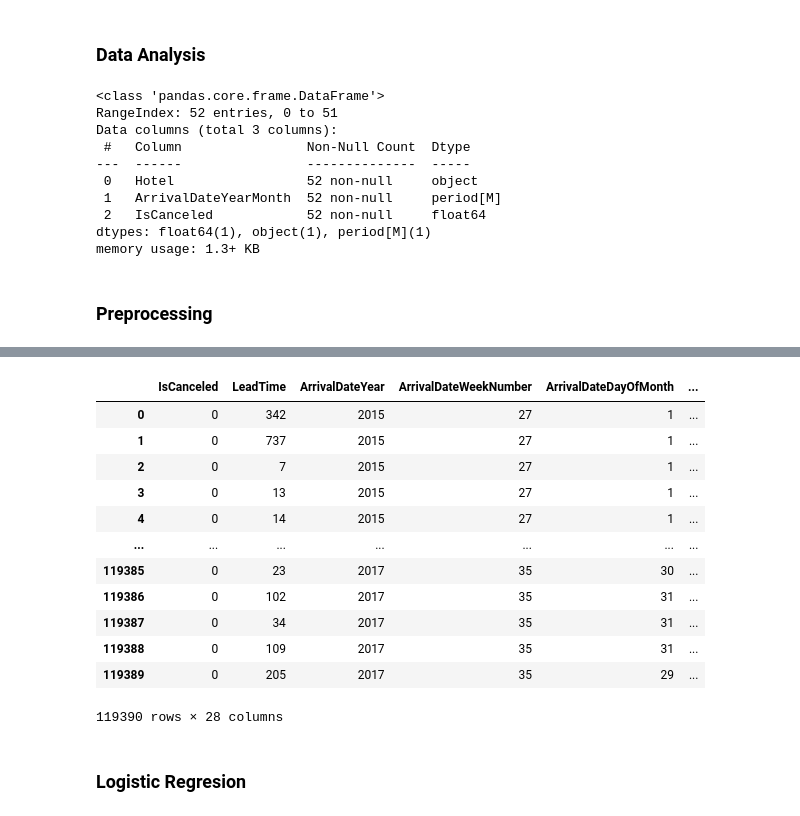
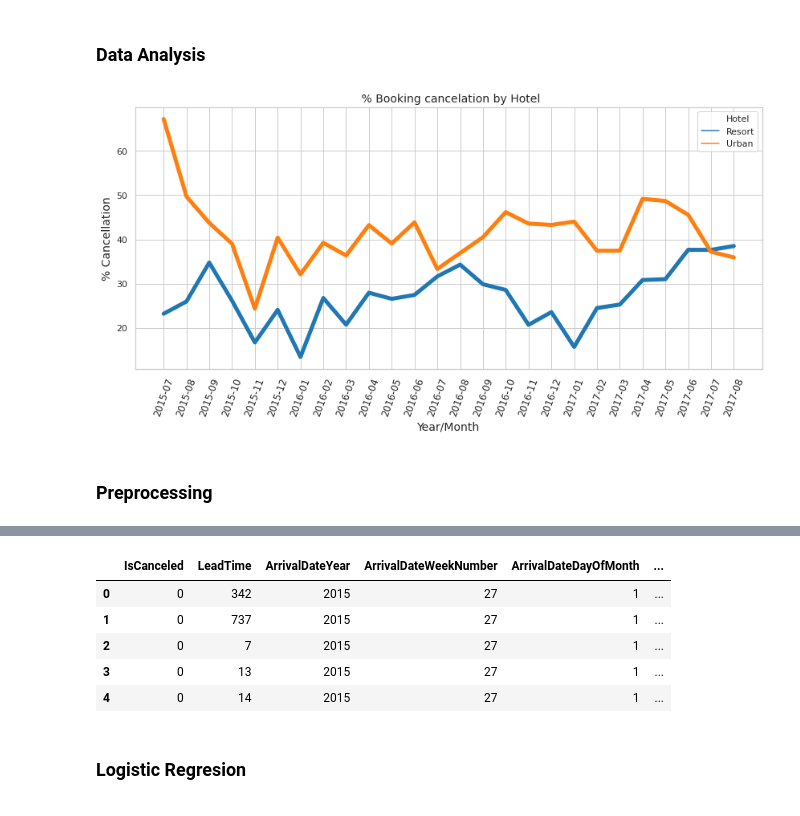
Before and after one commit to alejandromanas/GoogleColab_public, a Jupyter notebook: bookings/code/bookings.ipynb, the cells around one changed output, grey strips where cells are left out. Drawn from its saved outputs; the diff is of its cells as text; code cells hidden in the pictures.

```diff
--- a/bookings/code/bookings.ipynb
+++ b/bookings/code/bookings.ipynb
@@ -101,37 +101,25 @@ import matplotlib.pyplot as plt
 df_analysis = df_raw.copy()
 df_analysis.columns
 df_analysis['ArrivalDateMonthNum']=df_analysis.ArrivalDateMonth.replace({ 'January' : '01', 'February' : '02', 'March' : '03', 'April' :'04', 'May': '05', 'June' : '06', 'July':'07', 'August' : '08', 'September' : '09', 'October' : '10', 'November': '11', 'December' : '12' })
-df_analysis['ArrivalDate']= pd.to_datetime(df_analysis['ArrivalDateYear'].astype('str')+'-'+ df_analysis['ArrivalDateMonthNum'].astype('str')+'-'+df_analysis['ArrivalDateDayOfMonth'].astype('str'))
+df_analysis['ArrivalDateYearMonth'] = df_analysis['ArrivalDateYear'].astype('str')+'-'+ df_analysis['ArrivalDateMonthNum'].astype('str')
 
-df_analysis['ArrivalDateYearMonth'] = pd.to_datetime(df_analysis['ArrivalDate']).dt.to_period('M')
-
-col_name='ArrivalDateYearMonth'
-# col_name='ArrivalDate'
+# GROUP BY
 df=(df_analysis.groupby(['Hotel',col_name]).sum()['IsCanceled']/df_analysis.groupby(['Hotel',col_name]).count()['IsCanceled'] *100).to_frame()
 df.reset_index(inplace=True)
-df.info()
 
 import seaborn as sns; sns.set()
 import matplotlib.pyplot as plt
 
+plt.figure(figsize=(14, 6))
 sns.set(style="whitegrid")
-
-ax = sns.lineplot(x="ArrivalDateYearMonth", y="IsCanceled", hue="Hotel", data=df,linewidth=4,palette="tab10")
-ax.set_xlabel('Year/Month',fontsize=12);
-ax.set_ylabel('% Cancellation',fontsize=12);
-ax.set_xticklabels(labels=df.ArrivalDateYearMonth,rotation=70,size=9);
+ax = sns.lineplot(x="ArrivalDateYearMonth", y="IsCanceled", hue="Hotel", data=df,linewidth=5,palette="tab10")
+ax.set_title(' % Booking cancelation by Hotel',fontsize=14)
+ax.set_xlabel('Year/Month',fontsize=14);
+ax.set_ylabel('% Cancellation',fontsize=14);
+ax.set_xticklabels(labels=df.ArrivalDateYearMonth,rotation=70,size=12);
 plt.show()
 # %% [output]
-<class 'pandas.core.frame.DataFrame'>
-RangeIndex: 52 entries, 0 to 51
-Data columns (total 3 columns):
- #   Column                Non-Null Count  Dtype
----  ------                --------------  -----
- 0   Hotel                 52 non-null     object
- 1   ArrivalDateYearMonth  52 non-null     period[M]
- 2   IsCanceled            52 non-null     float64
-dtypes: float64(1), object(1), period[M](1)
-memory usage: 1.3+ KB
+[figure, added]
 # %% [markdown]
 ### Preprocessing
 # %%
@@ -195,5 +183,5 @@ Z=[]
 X=df_data.loc[:, df_data.columns != 'IsCanceled'] #Features
 Y=df_data['IsCanceled'] #Outcome
 Z=df_pdata.copy() #all data
-df_data
+df_data.head()
 # %% [output]
@@ -207,16 +188,9 @@ Requirement already satisfied: six>=1.5 in /usr/local/lib/python3.6/dist-package
 |  | IsCanceled | LeadTime | ArrivalDateYear | ArrivalDateWeekNumber | ArrivalDateDayOfMonth | ... |
 | 0 | 0 | 342 | 2015 | 27 | 1 | ... |
 | 1 | 0 | 737 | 2015 | 27 | 1 | ... |
 | 2 | 0 | 7 | 2015 | 27 | 1 | ... |
 | 3 | 0 | 13 | 2015 | 27 | 1 | ... |
 | 4 | 0 | 14 | 2015 | 27 | 1 | ... |
-| ... | ... | ... | ... | ... | ... | ... |
-| 119385 | 0 | 23 | 2017 | 35 | 30 | ... |
-| 119386 | 0 | 102 | 2017 | 35 | 31 | ... |
-| 119387 | 0 | 34 | 2017 | 35 | 31 | ... |
-| 119388 | 0 | 109 | 2017 | 35 | 31 | ... |
-| 119389 | 0 | 205 | 2017 | 35 | 29 | ... |
-119390 rows × 28 columns
 # %% [markdown]
 ### Logistic Regresion
 # %%
```
Also changed, not shown: parts of 1 cell of this notebook.
